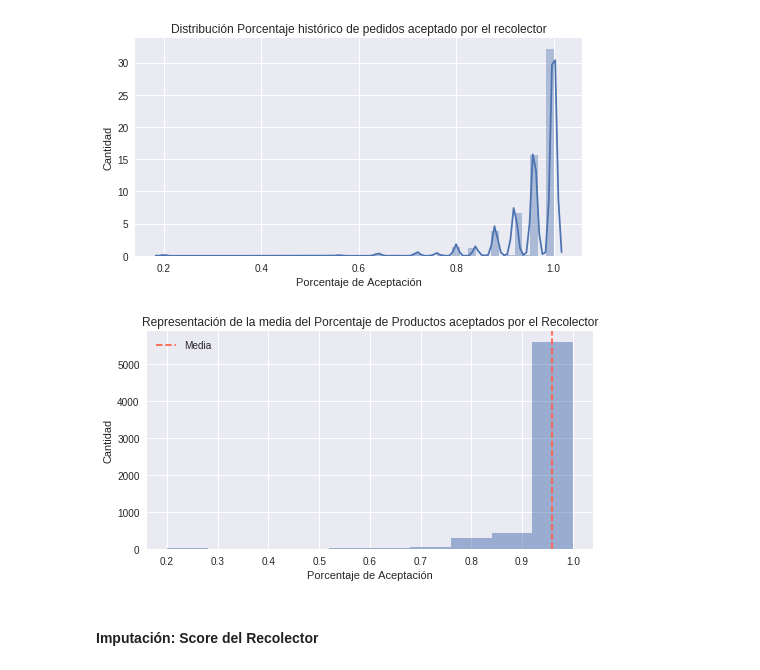
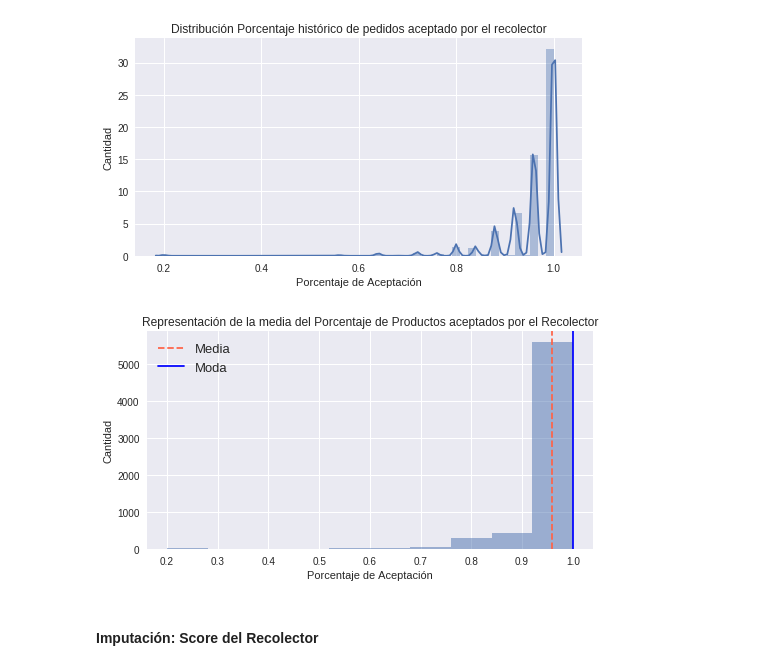
Before and after one commit to callejasv1/proyecto_oraculo, a Jupyter notebook: ProyectoV_Original.ipynb, the cells around one changed output. Drawn from its saved outputs; the diff is of its cells as text; code cells hidden in the pictures.

```diff
--- a/ProyectoV_Original.ipynb
+++ b/ProyectoV_Original.ipynb
@@ -91,7 +91,7 @@ Name: on_demand, dtype: int64
 #Se actualizan los nombres de los atributos en el dataset
 compra.rename(columns={'order_id':'id_orden', 'lat':'latitud', 'lng':'longitud', 'dow':'dia', 'promised_time':'promesa',
                        'actual_time':'entrega', 'on_demand':'id_entrega', 'picker_id':'id_recolector',
-                       'driver_id':'id_trasporte', 'store_branch_id':'id_tienda', 'total_minutes':'tiempo'}, inplace=True)
+                       'driver_id':'id_transporte', 'store_branch_id':'id_tienda', 'total_minutes':'tiempo'}, inplace=True)
 # %%
 print("La cantidad de registros es de:", compra.shape[0])
 print("La cantidad de atributos es de:", compra.shape[1])
@@ -435,13 +436,14 @@ plt.title("Distribución Porcentaje histórico de pedidos aceptado por el recole
 # %%
 plt.figure(figsize=(8, 4))
 plt.hist(df2['p_aceptacion'], alpha=0.5)
 plt.axvline(df2['p_aceptacion'].mean(), color='tomato', ls='--', label="Media")
+plt.axvline(df2['p_aceptacion'].mode().get_values()[0], color='blue', ls='-', label='Moda')
 plt.xlabel("Porcentaje de Aceptación")
 plt.ylabel("Cantidad")
 plt.title("Representación de la media del Porcentaje de Productos aceptados por el Recolector")
-plt.legend();
+plt.legend(fontsize=13);
 # %% [output]
-[figure, old version]
+[figure, new version]
 # %%
 #Se reemplazan los datos perdidos del atributo por la media del mismo
 df['p_aceptacion'].replace(np.nan, df2['p_aceptacion'].mean(), inplace=True)
```
Also changed, not shown: parts of 19 cells of this notebook, 1 other file.
